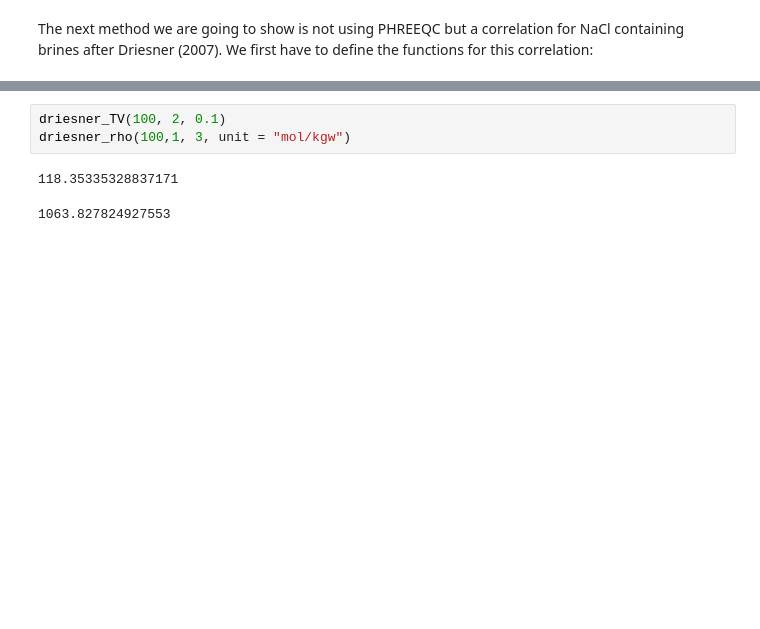
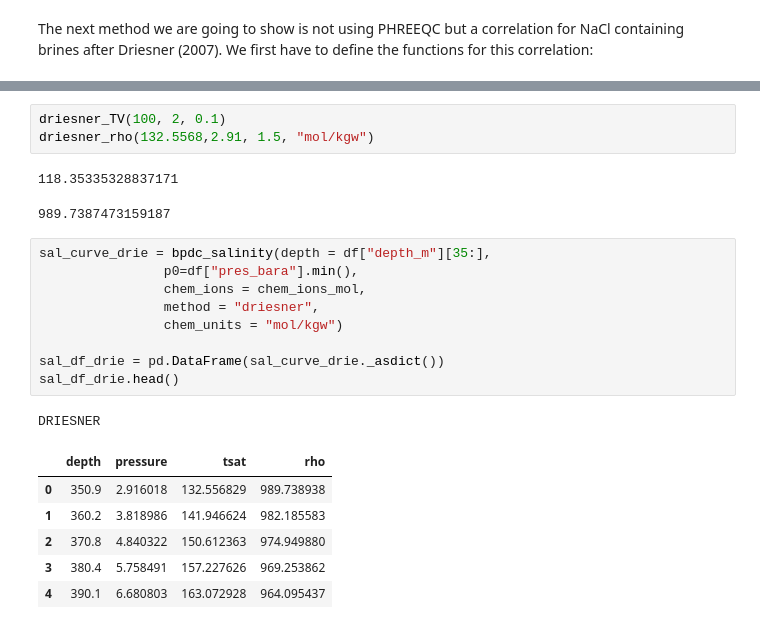
Before and after one commit to Geothermal-Fluids/bpd_curve, a Jupyter notebook: bpd_curve.ipynb, the cells around one changed output, grey strips where cells are left out. Drawn from its saved outputs; the diff is of its cells as text; blank space fills up the shorter version.

```diff
--- a/bpd_curve.ipynb
+++ b/bpd_curve.ipynb
@@ -641,7 +690,24 @@ def driesner_rho(T, P, nacl, unit = "mol/kgw"):
     return(rho)
 # %%
 driesner_TV(100, 2, 0.1)
-driesner_rho(100,1, 3, unit = "mol/kgw")
+driesner_rho(132.5568,2.91, 1.5, "mol/kgw")
 # %% [output]
 118.35335328837171
-1063.827824927553
+989.7387473159187
+# %%
+sal_curve_drie = bpdc_salinity(depth = df["depth_m"][35:],
+                p0=df["pres_bara"].min(),
+                chem_ions = chem_ions_mol,
+                method = "driesner",
+                chem_units = "mol/kgw")
+
+sal_df_drie = pd.DataFrame(sal_curve_drie._asdict())
+sal_df_drie.head()
+# %% [output]
+DRIESNER
+|  | depth | pressure | tsat | rho |
+| 0 | 350.9 | 2.916018 | 132.556829 | 989.738938 |
+| 1 | 360.2 | 3.818986 | 141.946624 | 982.185583 |
+| 2 | 370.8 | 4.840322 | 150.612363 | 974.949880 |
+| 3 | 380.4 | 5.758491 | 157.227626 | 969.253862 |
+| 4 | 390.1 | 6.680803 | 163.072928 | 964.095437 |
```
Also changed, not shown: parts of 11 cells of this notebook.
